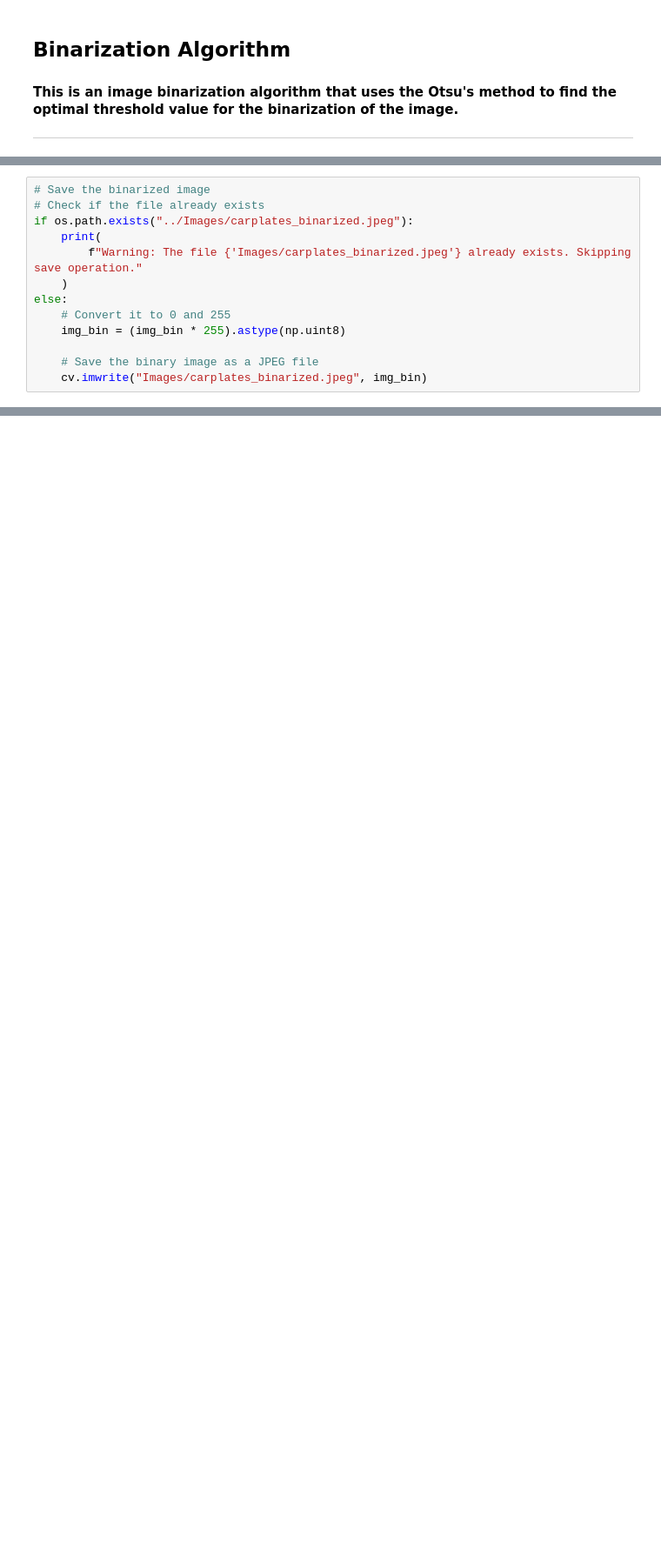
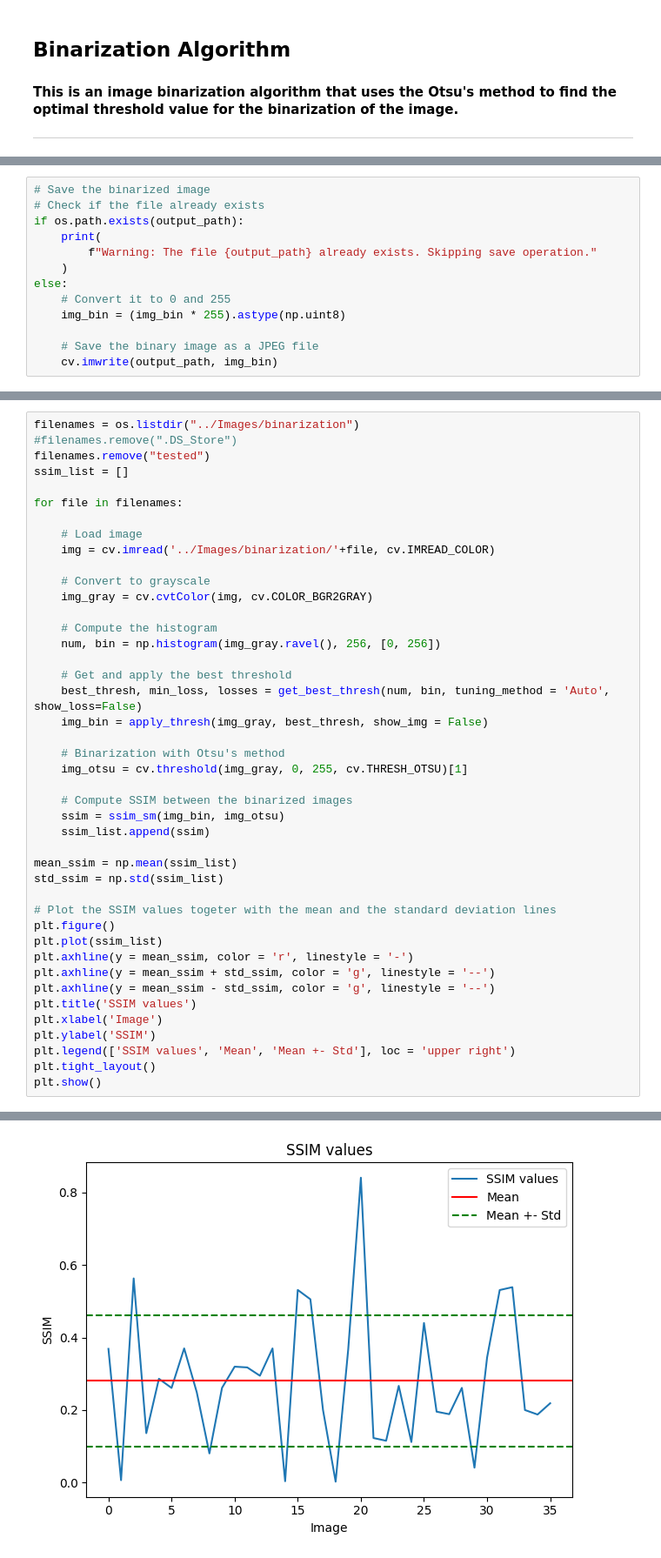
Before and after one commit to DavideLigari/computerVision, a Jupyter notebook: notebook/binarization.ipynb, the cells around one changed output, grey strips where cells are left out. Shown: that part at 87% size. Saved outputs shown, nothing was run; the diff lists cells and outputs as text; blank space fills up the shorter version.

```diff
--- a/notebook/binarization.ipynb
+++ b/notebook/binarization.ipynb
@@ -136,14 +150,14 @@ TypeError: cannot unpack non-iterable NoneType object
 # %%
 # Save the binarized image
 # Check if the file already exists
-if os.path.exists("../Images/carplates_binarized.jpeg"):
+if os.path.exists(output_path):
     print(
-        f"Warning: The file {'Images/carplates_binarized.jpeg'} already exists. Skipping save operation."
+        f"Warning: The file {output_path} already exists. Skipping save operation."
     )
 else:
     # Convert it to 0 and 255
     img_bin = (img_bin * 255).astype(np.uint8)
 
     # Save the binary image as a JPEG file
-    cv.imwrite("Images/carplates_binarized.jpeg", img_bin)
+    cv.imwrite(output_path, img_bin)
 # %% [output]
@@ -150,0 +168,44 @@ Warning: The file Images/carplates_binarized.jpeg already exists. Skipping save
+# %%
+filenames = os.listdir("../Images/binarization")
+#filenames.remove(".DS_Store")
+filenames.remove("tested")
+ssim_list = []
+
+for file in filenames:
+
+	# Load image
+	img = cv.imread('../Images/binarization/'+file, cv.IMREAD_COLOR)
+
+	# Convert to grayscale
+	img_gray = cv.cvtColor(img, cv.COLOR_BGR2GRAY)
+
+	# Compute the histogram
+	num, bin = np.histogram(img_gray.ravel(), 256, [0, 256])
+
+	# Get and apply the best threshold
+	best_thresh, min_loss, losses = get_best_thresh(num, bin, tuning_method = 'Auto', show_loss=False)
+	img_bin = apply_thresh(img_gray, best_thresh, show_img = False)
+
+	# Binarization with Otsu's method
+	img_otsu = cv.threshold(img_gray, 0, 255, cv.THRESH_OTSU)[1]
+
+	# Compute SSIM between the binarized images
+	ssim = ssim_sm(img_bin, img_otsu)
+	ssim_list.append(ssim)
+
+mean_ssim = np.mean(ssim_list)
+std_ssim = np.std(ssim_list)
+
+# Plot the SSIM values togeter with the mean and the standard deviation lines
+plt.figure()
+plt.plot(ssim_list)
+plt.axhline(y = mean_ssim, color = 'r', linestyle = '-')
+plt.axhline(y = mean_ssim + std_ssim, color = 'g', linestyle = '--')
+plt.axhline(y = mean_ssim - std_ssim, color = 'g', linestyle = '--')
+plt.title('SSIM values')
+plt.xlabel('Image')
+plt.ylabel('SSIM')
+plt.legend(['SSIM values', 'Mean', 'Mean +- Std'], loc = 'upper right')
+plt.tight_layout()
+plt.show()
+# %% [output]
@@ -150,0 +236 @@ Warning: The file Images/carplates_binarized.jpeg already exists. Skipping save
+[figure, added]
```
Also changed, not shown: parts of 8 cells of this notebook, 4 other files.
